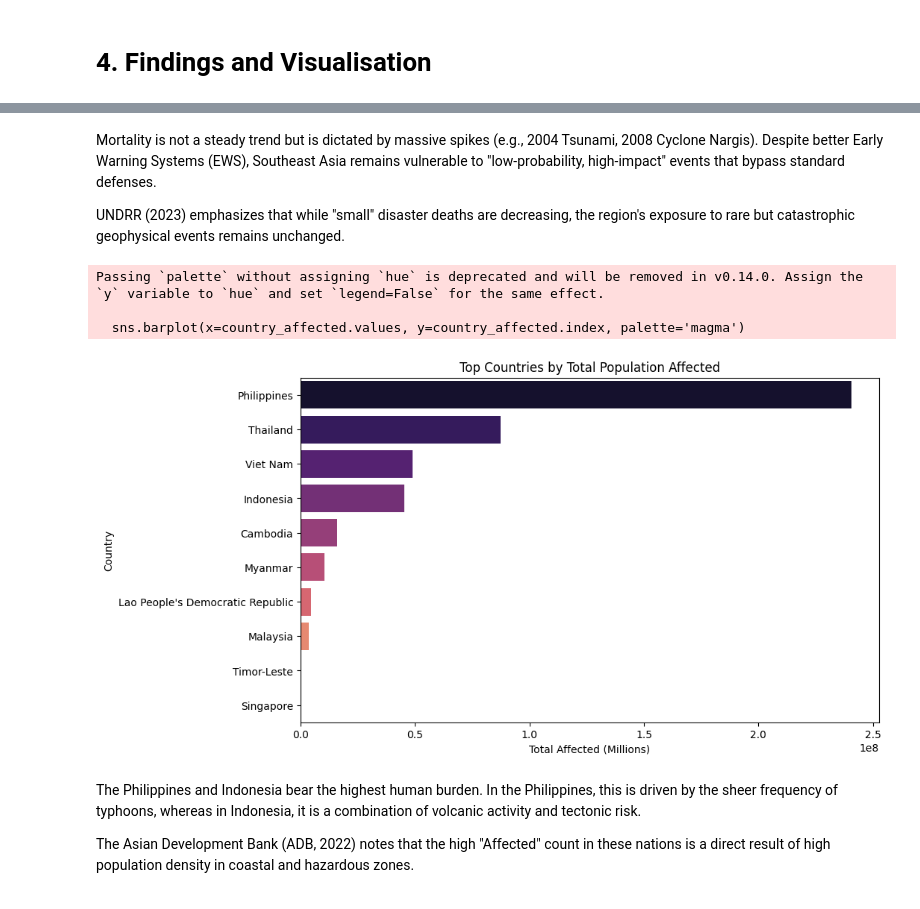
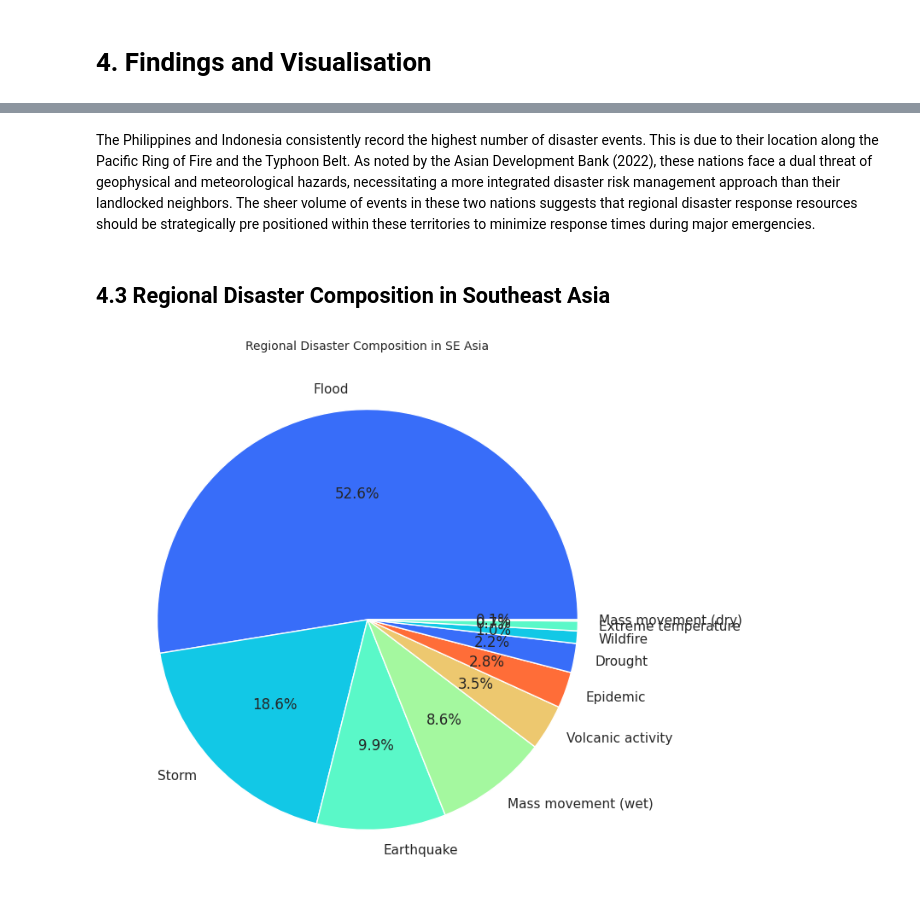
Before and after one commit to Rozieyati/Project_2_Data_Science, a Jupyter notebook: P166417_Impact_Analysis_of_Natural_Disasters_in_Asia.ipynb, the cells around one changed output, grey strips where cells are left out. Cells and saved outputs as stored; diff of their text form; code cells hidden in the pictures.

```diff
--- a/P166417_Impact_Analysis_of_Natural_Disasters_in_Asia.ipynb
+++ b/P166417_Impact_Analysis_of_Natural_Disasters_in_Asia.ipynb
@@ -104,20 +135,12 @@ plt.show()
-# %% [markdown]
-Mortality is not a steady trend but is dictated by massive spikes (e.g., 2004 Tsunami, 2008 Cyclone Nargis). Despite better Early Warning Systems (EWS), Southeast Asia remains vulnerable to "low-probability, high-impact" events that bypass standard defenses.
-
-UNDRR (2023) emphasizes that while "small" disaster deaths are decreasing, the region's exposure to rare but catastrophic geophysical events remains unchanged.
-# %%
-country_affected = df_clean.groupby('Country')['Affected'].sum().sort_values(ascending=False).head(10)
-plt.figure(figsize=(10, 6))
-sns.barplot(x=country_affected.values, y=country_affected.index, palette='magma')
-plt.title('Top Countries by Total Population Affected')
-plt.xlabel('Total Affected (Millions)')
-plt.show()
-# %% [output]
-Passing `palette` without assigning `hue` is deprecated and will be removed in v0.14.0. Assign the `y` variable to `hue` and set `legend=False` for the same effect.
-
-  sns.barplot(x=country_affected.values, y=country_affected.index, palette='magma')
-[figure, removed]
-# %% [markdown]
-The Philippines and Indonesia bear the highest human burden. In the Philippines, this is driven by the sheer frequency of typhoons, whereas in Indonesia, it is a combination of volcanic activity and tectonic risk.
-
-The Asian Development Bank (ADB, 2022) notes that the high "Affected" count in these nations is a direct result of high population density in coastal and hazardous zones.
+# %% [markdown]
+The Philippines and Indonesia consistently record the highest number of disaster events. This is due to their location along the Pacific Ring of Fire and the Typhoon Belt. As noted by the Asian Development Bank (2022), these nations face a dual threat of geophysical and meteorological hazards, necessitating a more integrated disaster risk management approach than their landlocked neighbors. The sheer volume of events in these two nations suggests that regional disaster response resources should be strategically pre positioned within these territories to minimize response times during major emergencies.
+# %% [markdown]
+## **4.3 Regional Disaster Composition in Southeast Asia**
+# %%
+plt.figure(figsize=(10, 8))
+type_counts = df_sea['Disaster Type'].value_counts()
+plt.pie(type_counts, labels=type_counts.index, autopct='%1.1f%%', colors=sns.color_palette('rainbow'))
+plt.title('Regional Disaster Composition in SE Asia', fontsize=10)
+plt.show()
+# %% [output]
+[figure, added]
```
Also changed, not shown: parts of 35 cells of this notebook.
